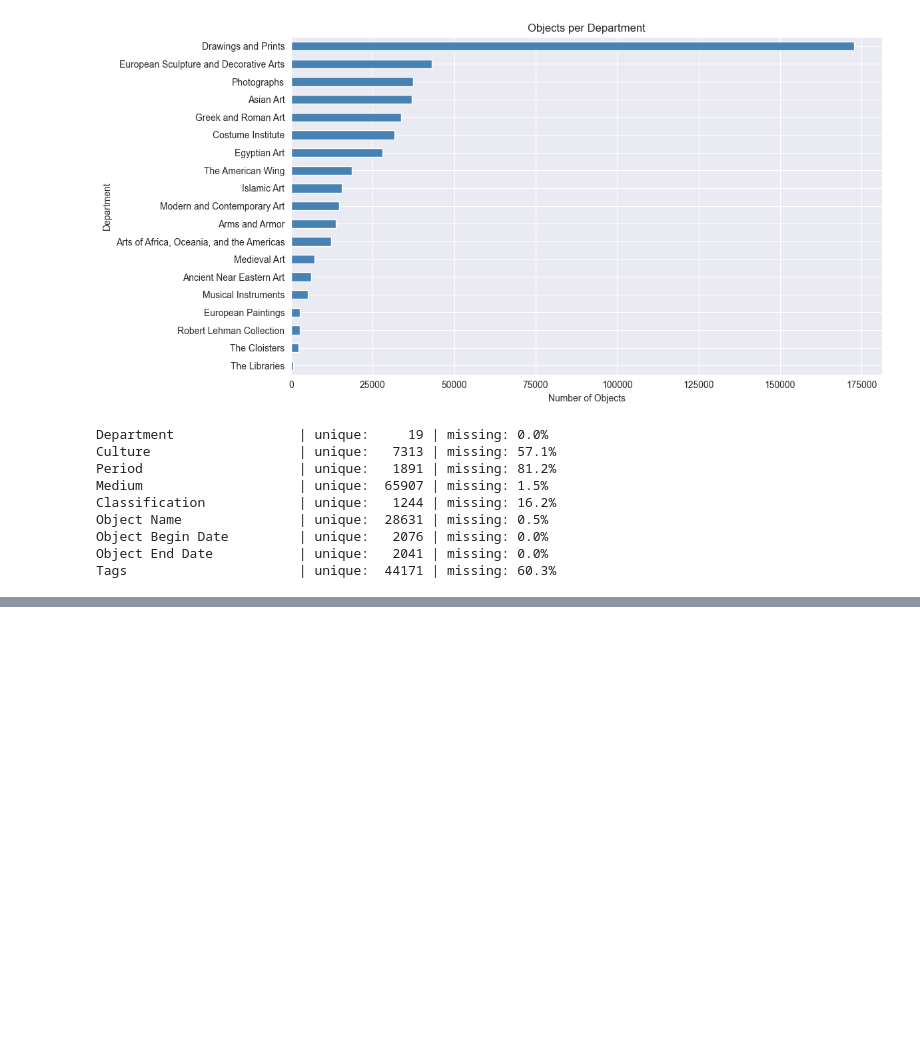
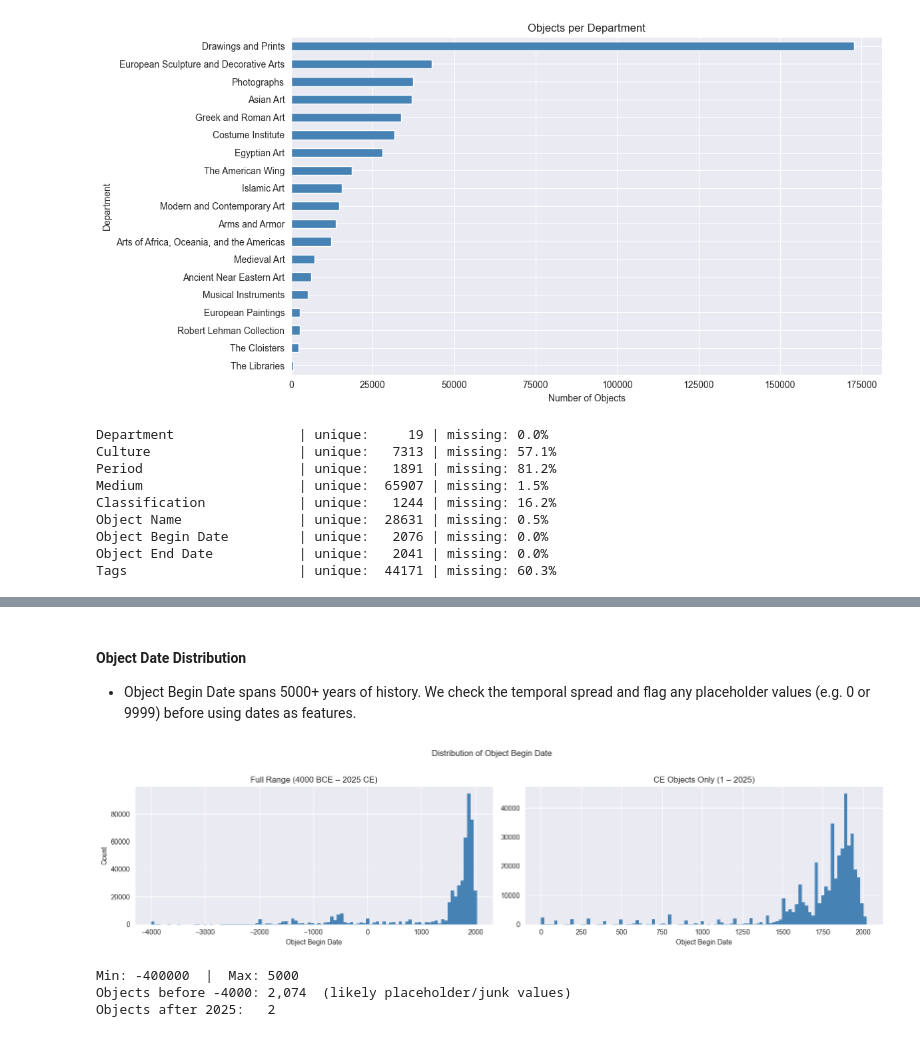
Before and after one commit to ishangupta4/cultural-pattern-discovery-ml, a Jupyter notebook: notebooks/met_eda.ipynb, the cells around one changed output, grey strips where cells are left out. Saved outputs shown, nothing was run; the diff lists cells and outputs as text; code cells hidden in the pictures; blank space fills up the shorter version.

```diff
--- a/notebooks/met_eda.ipynb
+++ b/notebooks/met_eda.ipynb
@@ -209,0 +246,32 @@ Tags                      | unique:  44171 | missing: 60.3%
+# %% [markdown]
+#### Object Date Distribution
+- Object Begin Date spans 5000+ years of history. We check the temporal spread and flag any placeholder values (e.g. 0 or 9999) before using dates as features.
+# %%
+fig, axes = plt.subplots(1, 2, figsize=(16, 4))
+
+# Full range (clipped to reasonable historical bounds)
+clipped = df["Object Begin Date"].clip(lower=-4000, upper=2025)
+clipped.hist(bins=100, ax=axes[0], color="steelblue", edgecolor="none")
+axes[0].set_xlabel("Object Begin Date")
+axes[0].set_ylabel("Count")
+axes[0].set_title("Full Range (4000 BCE – 2025 CE)")
+
+# Zoomed into CE period where most objects cluster
+modern = df[df["Object Begin Date"].between(1, 2025)]["Object Begin Date"]
+modern.hist(bins=100, ax=axes[1], color="steelblue", edgecolor="none")
+axes[1].set_xlabel("Object Begin Date")
+axes[1].set_title("CE Objects Only (1 – 2025)")
+
+plt.suptitle("Distribution of Object Begin Date", y=1.02)
+plt.tight_layout()
+plt.savefig("../outputs/figures/object_begin_date_dist.png", dpi=150, bbox_inches="tight")
+plt.show()
+
+print(f"Min: {df['Object Begin Date'].min()}  |  Max: {df['Object Begin Date'].max()}")
+print(f"Objects before -4000: {(df['Object Begin Date'] < -4000).sum():,}  (likely placeholder/junk values)")
+print(f"Objects after 2025:   {(df['Object Begin Date'] > 2025).sum():,}")
+# %% [output]
+[figure, added]
+Min: -400000  |  Max: 5000
+Objects before -4000: 2,074  (likely placeholder/junk values)
+Objects after 2025:   2
```
Also changed, not shown: parts of 2 cells of this notebook, 1 other file.
